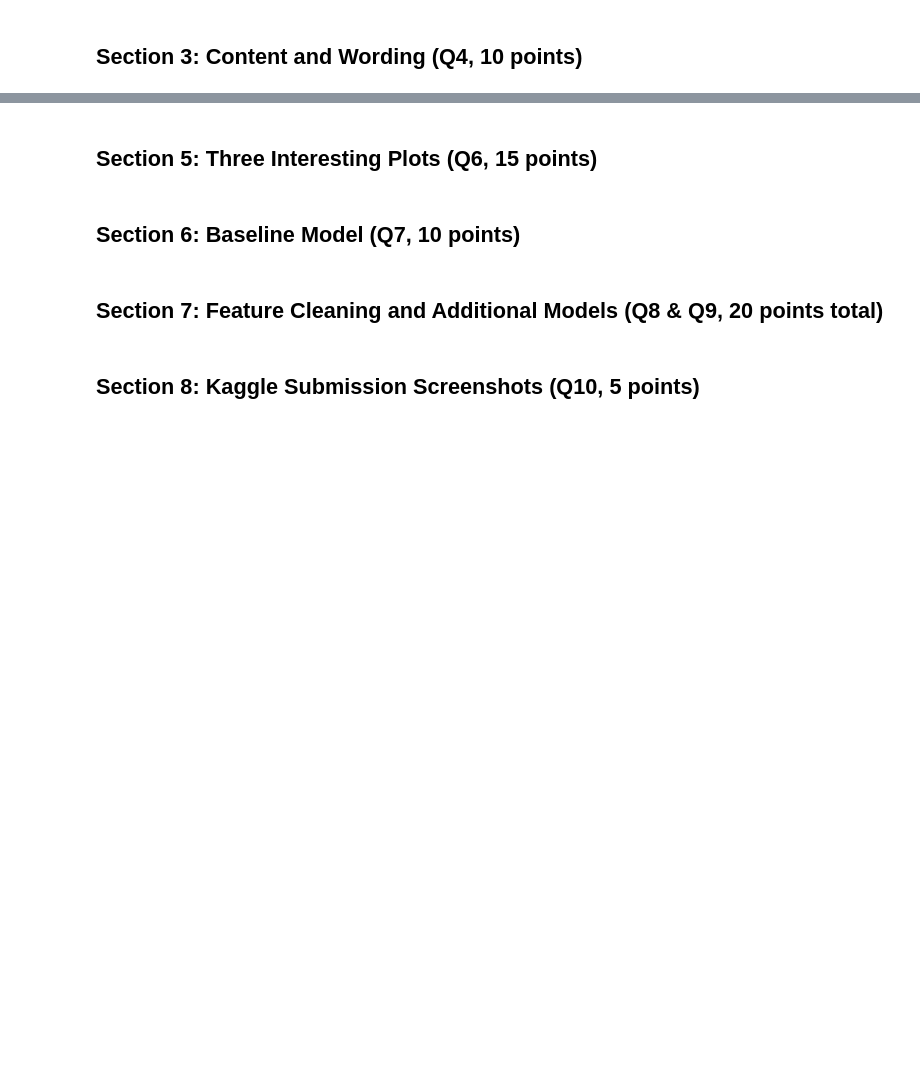
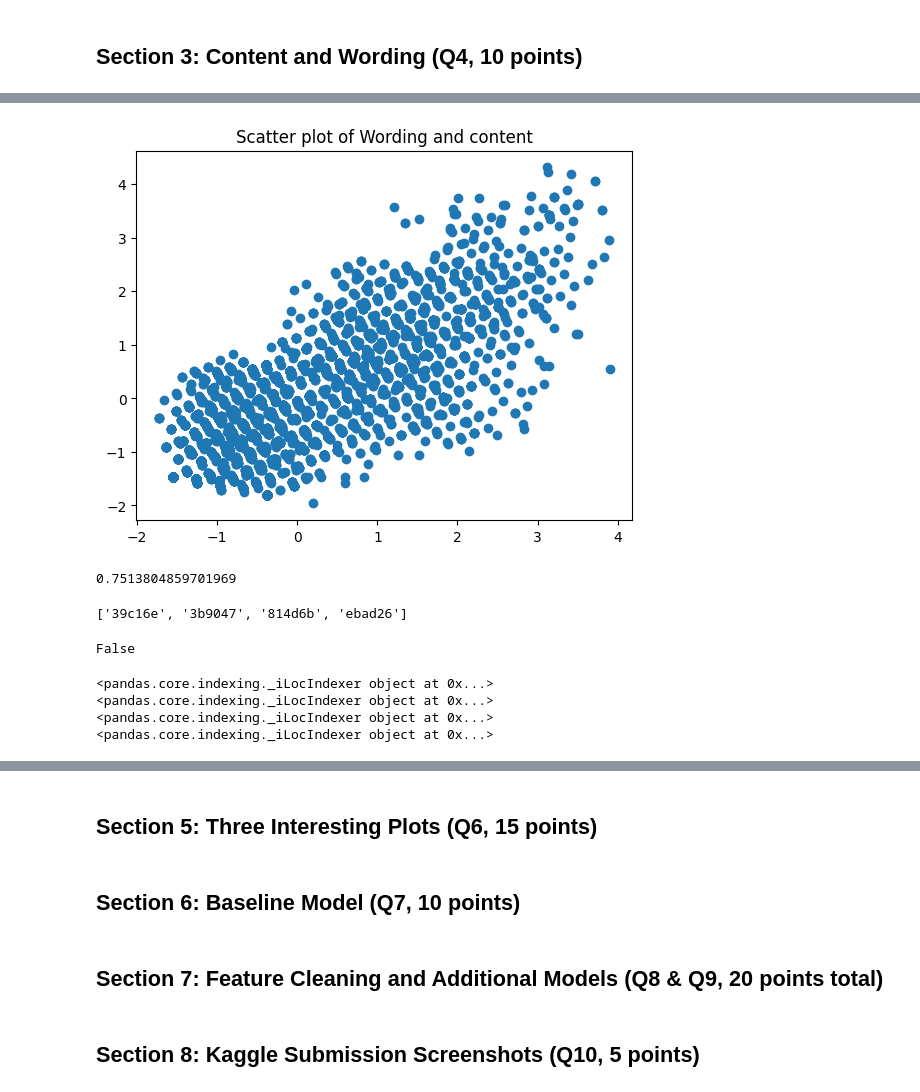
Before and after one commit to PrathameshBagal/Data-Science, a Jupyter notebook: Copy_of_cse519_hw2_last_first_123456789.ipynb, the cells around one changed output, grey strips where cells are left out. Drawn from its saved outputs; the diff is of its cells as text; code cells hidden in the pictures; blank space fills up the shorter version.

```diff
--- a/Copy_of_cse519_hw2_last_first_123456789.ipynb
+++ b/Copy_of_cse519_hw2_last_first_123456789.ipynb
@@ -252,0 +295,18 @@ task2Table.head(10)
+# %%
+#  Scatter plot between content and wording score
+plt.scatter(df["content"], df["wording"])
+plt.title("Scatter plot of Wording and content")
+plt.show()
+# The scatter plot between content and wording score clearly indicates that there is apositive correlation between the two variables
+# %% [output]
+[figure, added]
+# %%
+# The corrlation between the content score and the wording score of the summary is 0.75
+df["content"].corr(df["wording"])
+# %% [output]
+0.7513804859701969
+# %%
+uniquePromptsId=list(prompts_train["prompt_id"])
+(uniquePromptsId)
+# %% [output]
+['39c16e', '3b9047', '814d6b', 'ebad26']
@@ -253,2 +322,14 @@ task2Table.head(10)
+# %%
+x = df.iloc[0]["prompts_id"]=='3b9047'
+x
+# %% [output]
+False
+# %%
+dfPrompts= pd.DataFrame()
+# %% [output]
+<pandas.core.indexing._iLocIndexer object at 0x...>
+<pandas.core.indexing._iLocIndexer object at 0x...>
+<pandas.core.indexing._iLocIndexer object at 0x...>
+<pandas.core.indexing._iLocIndexer object at 0x...>
 # %% [markdown]
 ## **Section 4: Words in Good and Bad Essays (Q5, 10 points)**
```
Also changed, not shown: parts of 27 cells of this notebook.
